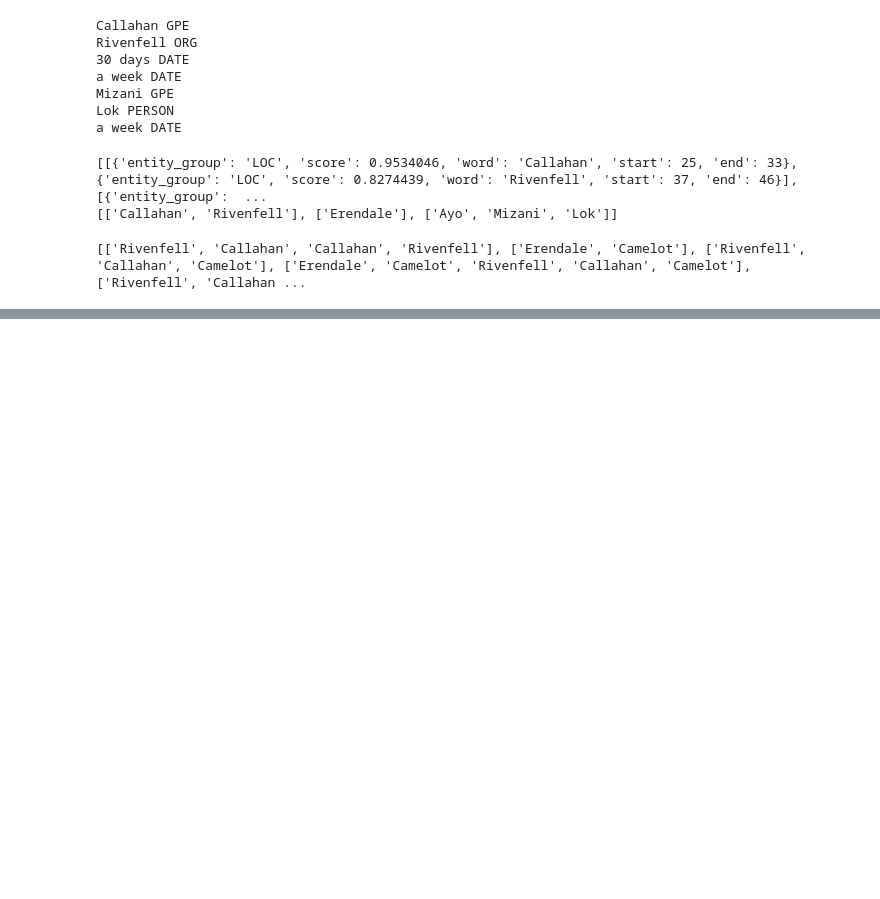
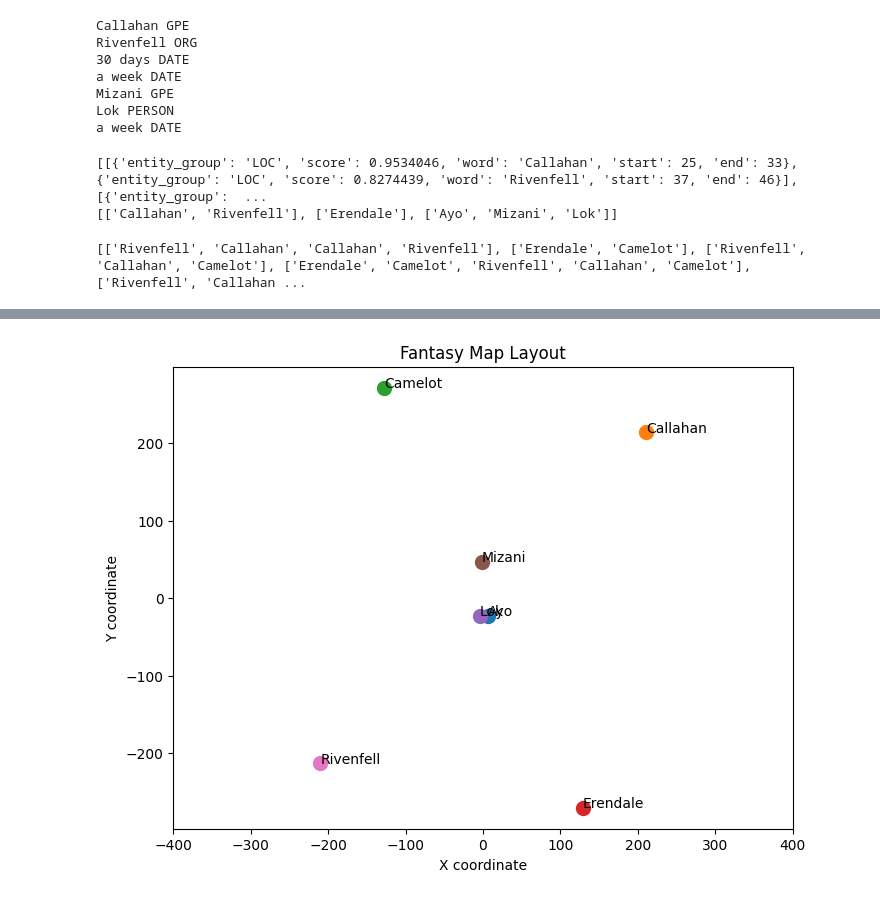
Before and after one commit to tforteni/story-map, a Jupyter notebook: notebooks/prototype.ipynb, the cells around one changed output, grey strips where cells are left out. Cells and saved outputs as stored; diff of their text form; code cells hidden in the pictures; blank space fills up the shorter version.

```diff
--- a/notebooks/prototype.ipynb
+++ b/notebooks/prototype.ipynb
@@ -299,0 +368,84 @@ Dates: []
+# %%
+import numpy as np
+from scipy.optimize import least_squares
+
+#HELLO FUTURE TENI - LET'S SYTART BY FACTORING OUT THIS SOLVER CODE TO SOLVER.PY
+#Let's begin by understanding what the solver is doing and making sure that it actually makes
+#sense and that the coordinates it results in are correct. After that we can begin the plotting!
+# No need to rush. Just take things nice and steady
+
+def get_all_locations(all_info):
+    locs = set()
+    for entry in all_info:
+        for loc in entry["locations"]:
+            locs.add(loc)
+    return sorted(locs)
+
+locations = get_all_locations(info)
+# we already have distances
+
+# Map location names to indices
+loc_index = {loc: i for i, loc in enumerate(locations)}
+
+# Residual function
+def residuals(coords):
+    coords = coords.reshape(-1, 2)  # convert flat array to [[x1,y1],[x2,y2],...]
+    res = []
+    for (l1, l2), d in distances.items():
+        i, j = loc_index[l1], loc_index[l2]
+        xi, yi = coords[i]
+        xj, yj = coords[j]
+        res.append(np.sqrt((xi - xj)**2 + (yi - yj)**2) - d)
+    return res
+
+# Initial guess: random coordinates
+x0 = np.random.rand(len(locations) * 2)
+
+# Solve
+result = least_squares(residuals, x0)
+
+coords = result.x.reshape(-1, 2)
+for loc, (x, y) in zip(locations, coords):
+    print(f"{loc}: ({x:.2f}, {y:.2f})")
+
+import matplotlib.pyplot as plt #THEN WE WANT TO PUT THIS PLOTTING CODE IN VISUALIZER.PY
+
+def plot_map(coords):
+    plt.figure(figsize=(8, 6))
+
+    for (x, y), name in zip(coords, locations):
+        plt.scatter(x, y, s=100, marker="o")        # draw the point
+        plt.text(x+0.2, y+0.2, name, fontsize=10)   # add label
+
+    plt.title("Fantasy Map Layout")
+    plt.xlabel("X coordinate")
+    plt.ylabel("Y coordinate")
+    plt.axis("equal")   # keep aspect ratio square
+    plt.show()
+
+plot_map(coords)
+
+def plot_map_with_routes(coords, distances):
+    plt.figure(figsize=(8, 6))
+
+    # draw points
+    for (x, y), name in zip(coords, locations):
+        plt.scatter(x, y, s=100, marker="o")
+        plt.text(x+0.2, y+0.2, name, fontsize=10)
+
+    # draw edges
+    for (a, b), d in distances.items():
+        xa, ya = coords[a]
+        xb, yb = coords[b]
+        plt.plot([xa, xb], [ya, yb], "k--", alpha=0.6)  # dashed line
+        midx, midy = (xa+xb)/2, (ya+yb)/2
+        plt.text(midx, midy, f"{d:.1f}", fontsize=8, color="gray")
+
+    plt.title("Fantasy Map with Travel Routes")
+    plt.xlabel("X coordinate")
+    plt.ylabel("Y coordinate")
+    plt.axis("equal")
+    plt.show()
+
+plot_map_with_routes(coords, distances)
+# %% [output]
@@ -299,0 +459 @@ Dates: []
+[figure, added]
```
Also changed, not shown: parts of 8 cells of this notebook, 2 other files.
